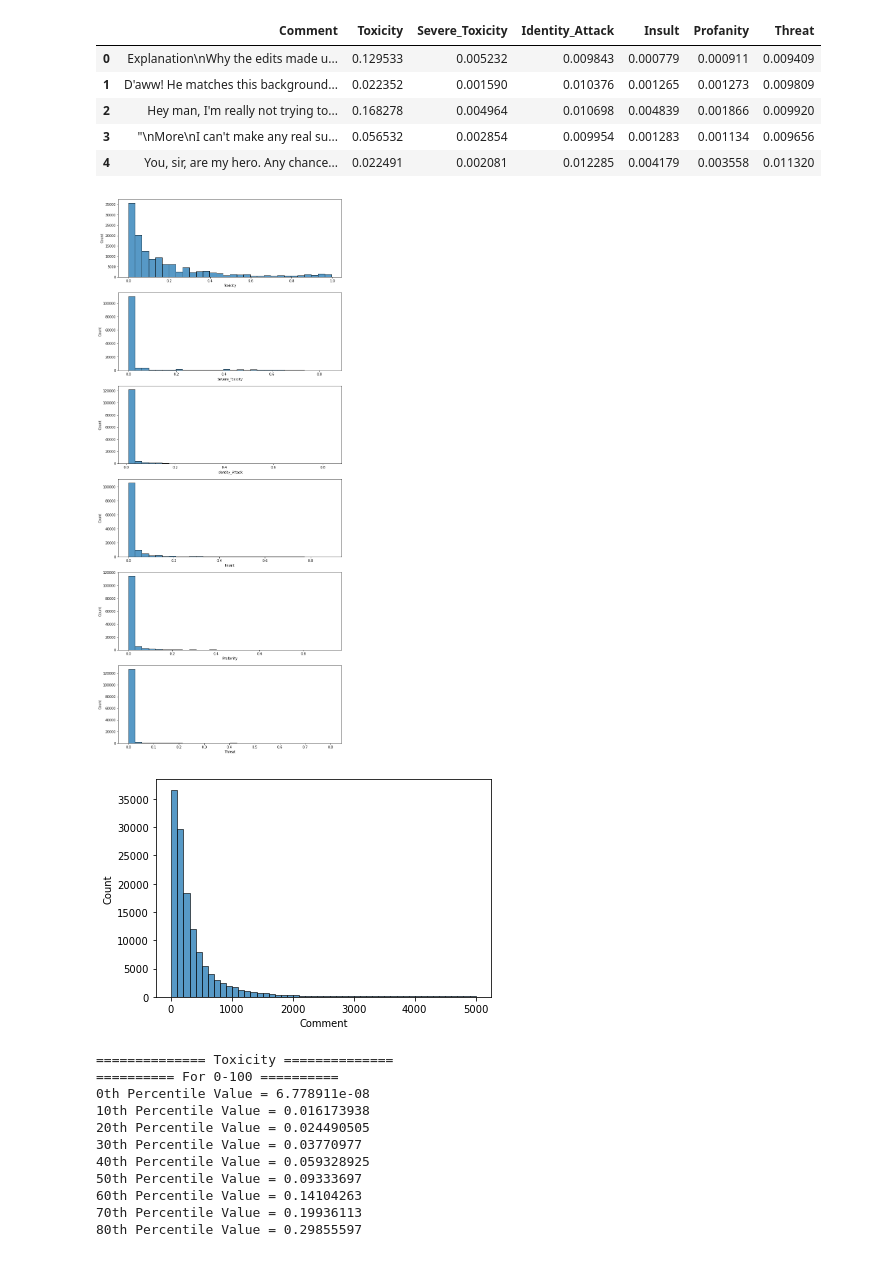
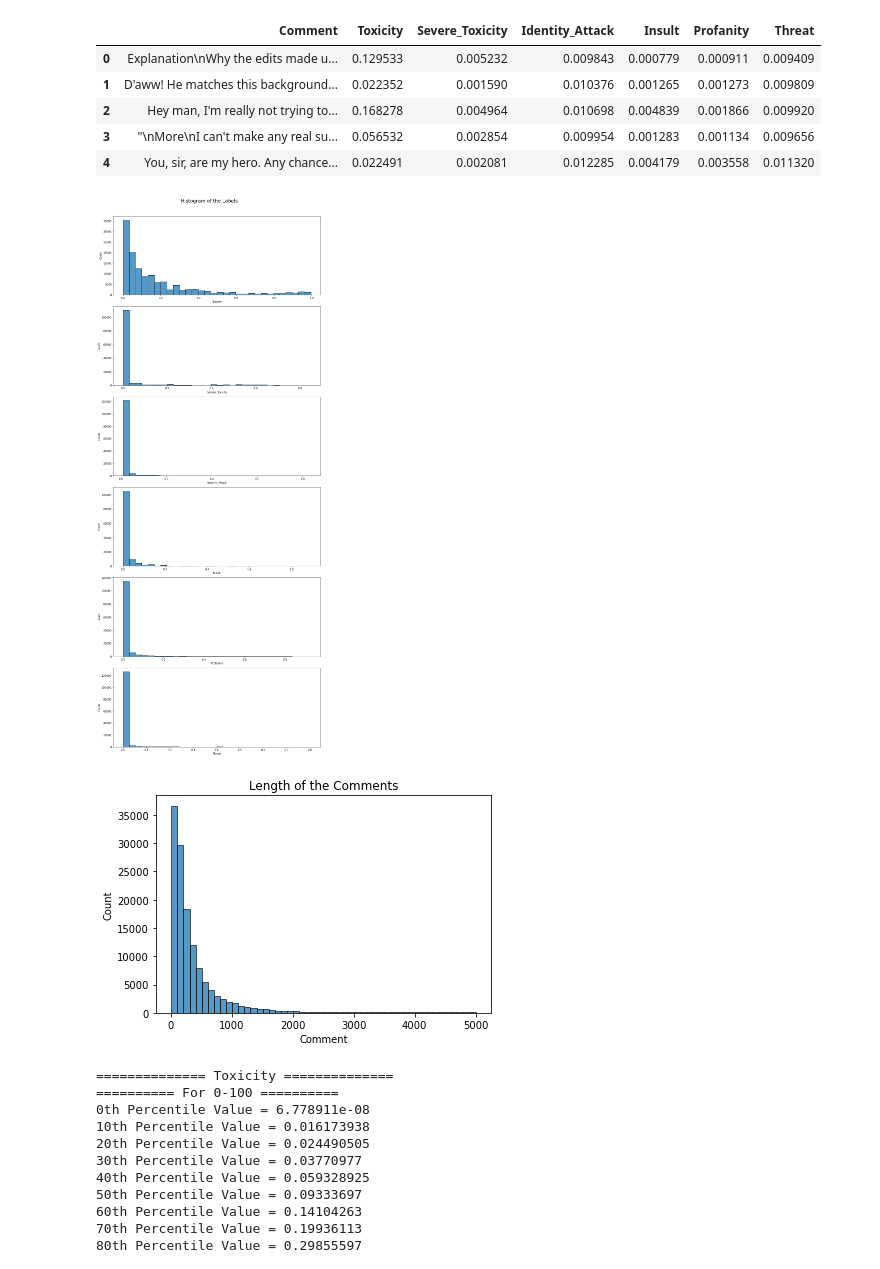
Before and after one commit to OrkunAvci/Toxicity-Detection-Model, a Jupyter notebook: notebook.ipynb, the cells around one changed output. Saved outputs shown, nothing was run; the diff lists cells and outputs as text; code cells hidden in the pictures.

```diff
--- a/notebook.ipynb
+++ b/notebook.ipynb
@@ -206,13 +211,23 @@ def showPercentiles(data):
     for i in range(11):
         print(f'{90+i}th Percentile Value = {np.percentile(data, 90 + i)}')
 # %%
-def plotHist(data, bin_size, columns = None):
+def plotHist(data, bin_size, title, fileName = None, columns = None):
     if columns is not None:
         fig, axis = plt.subplots(len(columns)-1, 1, figsize = (12,30))
         for i, col in enumerate(columns[1:]):
             sns.histplot(data=data[col],bins=bin_size,palette="rocket",ax = axis[i])
+
+        fig.tight_layout()
+        fig.subplots_adjust(top = 0.95)
+        fig.suptitle(title, size = 18)
     else:
         sns.histplot(data=data,bins=bin_size,palette="rocket")
+        plt.title(title)
+
+
+    if fileName:
+        plt.savefig(fileName + '.png')
+
     plt.show()
 # %%
 df_train.shape
@@ -228,13 +243,13 @@ df_train.head()
 | 3 | "\nMore\nI can't make any real su... | 0.056532 | 0.002854 | 0.009954 | 0.001283 | 0.001134 | 0.009656 |
 | 4 | You, sir, are my hero. Any chance... | 0.022491 | 0.002081 | 0.012285 | 0.004179 | 0.003558 | 0.011320 |
 # %%
-plotHist(df_train, 30, df_train.columns)
+plotHist(df_train, 30, 'Histogram of the Labels', 'categories_histogram', df_train.columns)
 # %% [output]
-[figure, old version]
+[figure, new version]
 # %%
-plotHist(df_train.Comment.str.len(), 50)
+plotHist(df_train.Comment.str.len(), 50, 'Length of the Comments', 'comments_length_before_preprocess')
 # %% [output]
-[figure, old version]
+[figure, new version]
 # %%
 for cat in df_train.columns[1:]:
     print(f"============== {cat} ==============")
```
Also changed, not shown: parts of 6 cells of this notebook.
